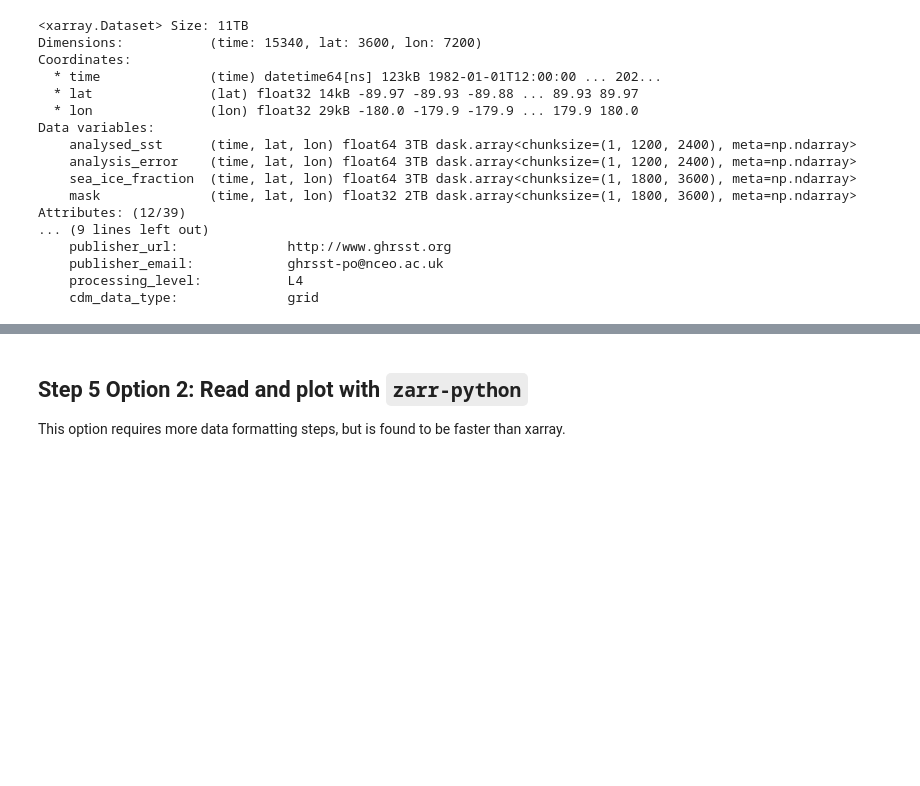
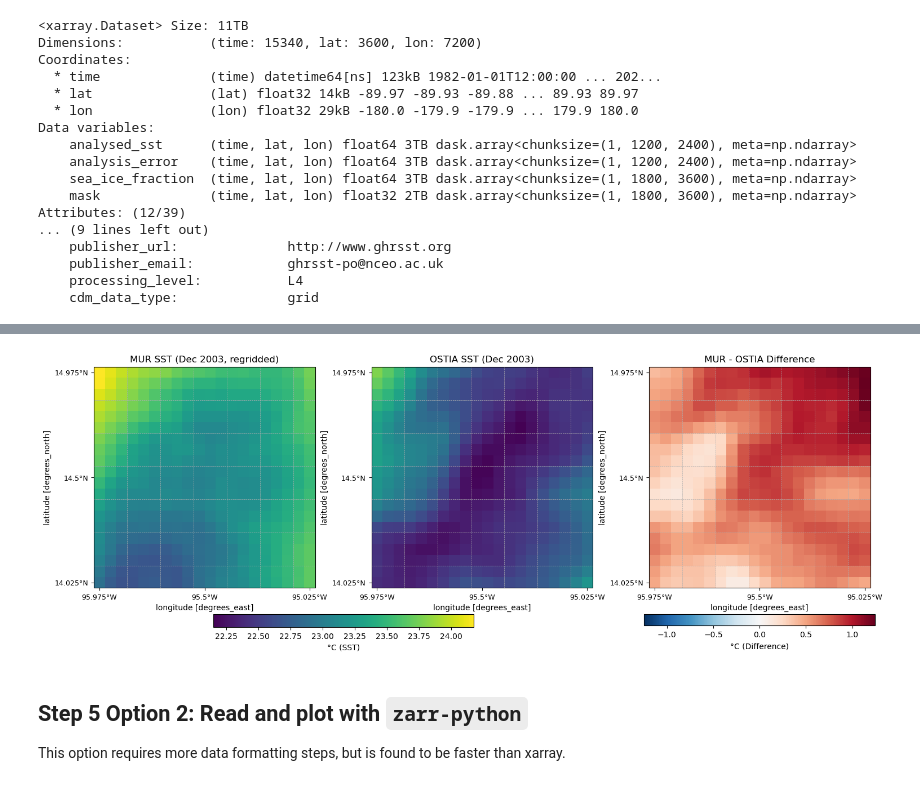
Before and after one commit to edshred2000/icechunk, a Jupyter notebook: read_MUR_icechunk.ipynb, the cells around one changed output, grey strips where cells are left out. Drawn from its saved outputs; the diff is of its cells as text; code cells hidden in the pictures; blank space fills up the shorter version.

```diff
--- a/read_MUR_icechunk.ipynb
+++ b/read_MUR_icechunk.ipynb
@@ -284,3 +264,84 @@ plt.show()
+# %%
+import matplotlib.pyplot as plt
+import cartopy.crs as ccrs
+import cartopy.feature as cfeature
+from cartopy.mpl.ticker import LongitudeFormatter, LatitudeFormatter
+
+
+# Example: replace with your actual DataArrays
+datasets = [
+    (mur_dec2003_on_ostia, "MUR SST (Dec 2003, regridded)", "viridis"),
+    (ostia_dec2003, "OSTIA SST (Dec 2003)", "viridis"),
+    (diff_dec2003, "MUR - OSTIA Difference", "RdBu_r")
+]
+
+
+# Determine color scales
+# For the first two (SST-style) datasets, use a common scale
+vmin_sst = min(mur_dec2003_on_ostia.min().item(), ostia_dec2003.min().item())
+vmax_sst = max(mur_dec2003_on_ostia.max().item(), ostia_dec2003.max().item())
+
+# For difference/third dataset, use symmetric scale around 0
+vmax_diff = max(abs(diff_dec2003.min().item()), abs(diff_dec2003.max().item()))
+
+# --- Create figure ---
+fig, axes = plt.subplots(
+    1, 3, figsize=(18, 6),
+    subplot_kw={"projection": ccrs.PlateCarree()}
+)
+
+images = []
+for ax, (data, title, cmap) in zip(axes, datasets):
+    if "MUR - OSTIA Difference" in title:  # Difference map
+        im = data.plot(
+            ax=ax, transform=ccrs.PlateCarree(),
+            cmap=cmap, vmin=-vmax_diff, vmax=vmax_diff,
+            add_colorbar=False
+        )
+    else:
+        im = data.plot(
+            ax=ax, transform=ccrs.PlateCarree(),
+            cmap=cmap, vmin=vmin_sst, vmax=vmax_sst,
+            add_colorbar=False
+        )
+    images.append(im)
+
+    # Coastlines, borders, land
+    ax.add_feature(cfeature.COASTLINE, linewidth=0.8)
+    ax.add_feature(cfeature.BORDERS, linewidth=0.5)
+    ax.add_feature(cfeature.LAND, facecolor="lightgray")
+
+    # Title
+    ax.set_title(title, fontsize=12)
+
+    # Longitude/latitude ticks with degree symbols
+    lon_min, lon_max = float(data.lon.min()), float(data.lon.max())
+    lat_min, lat_max = float(data.lat.min()), float(data.lat.max())
+    ax.set_xticks(np.linspace(lon_min, lon_max, 3), crs=ccrs.PlateCarree())
+    ax.set_yticks(np.linspace(lat_min, lat_max, 3), crs=ccrs.PlateCarree())
+    ax.xaxis.set_major_formatter(LongitudeFormatter(zero_direction_label=True))
+    ax.yaxis.set_major_formatter(LatitudeFormatter())
+    ax.tick_params(labelsize=9)
+    ax.gridlines(draw_labels=False, linestyle="--", linewidth=0.5)
+
+# --- Add colorbars below ---
+# Shared colorbar for the first two datasets
+cbar_sst = fig.colorbar(
+    images[0], ax=axes[:2].ravel().tolist(),
+    orientation="horizontal", fraction=0.05, pad=0.1
+)
+cbar_sst.set_label("°C (SST)")
+
+# Separate colorbar for the third dataset
+cbar_diff = fig.colorbar(
+    images[2], ax=axes[2], orientation="horizontal", fraction=0.05, pad=0.1
+)
+cbar_diff.set_label("°C (Difference)")
+
+#plt.tight_layout()
+plt.show()
+# %% [output]
+[figure, added]
 # %% [markdown]
 ## Step 5 Option 2: Read and plot with `zarr-python`
 
```
Also changed, not shown: parts of 26 cells of this notebook.
